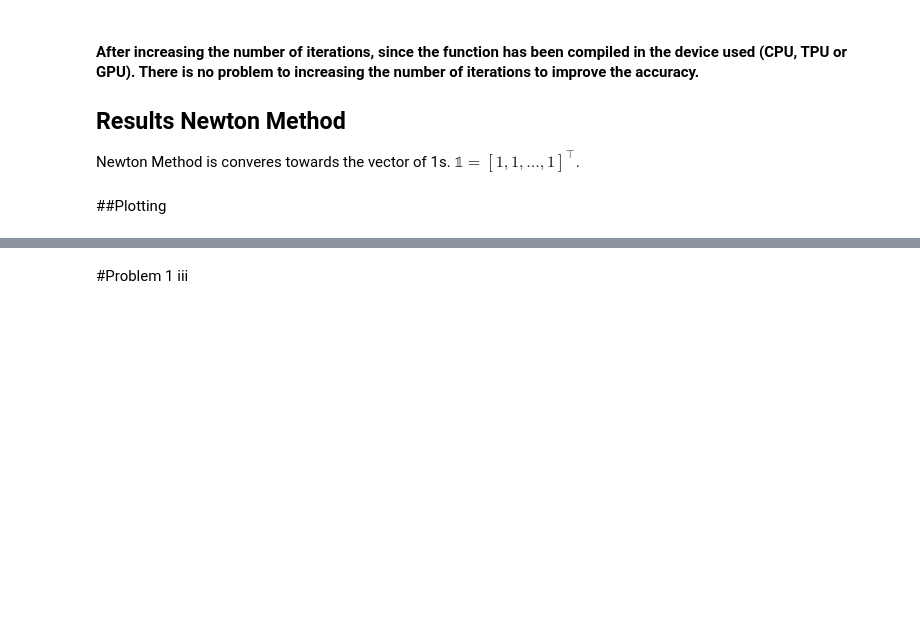
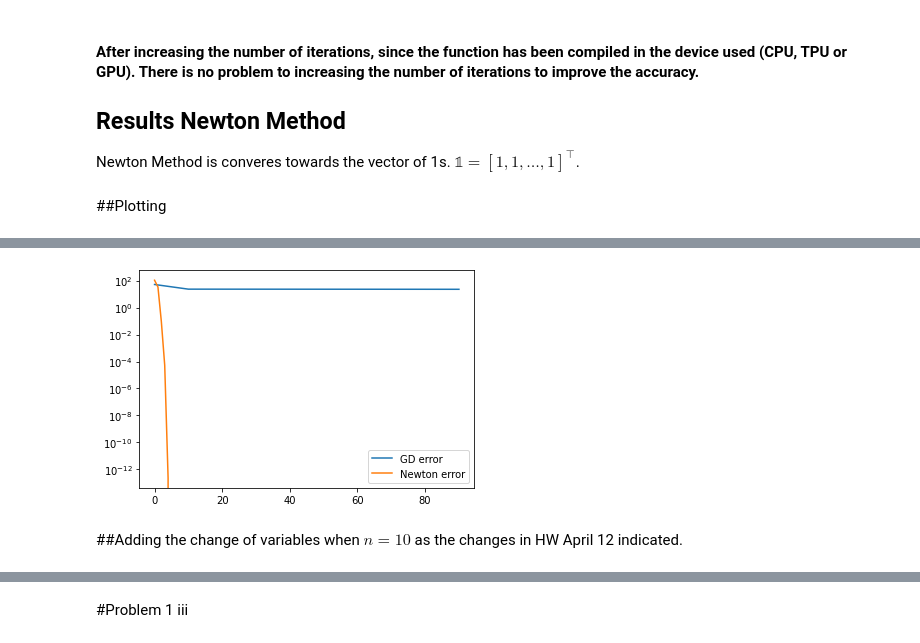
Before and after one commit to JALB-epsilon/CAAM554_Codes, a Jupyter notebook: HW8.ipynb, the cells around one changed output, grey strips where cells are left out. Saved outputs shown, nothing was run; the diff lists cells and outputs as text; code cells hidden in the pictures; blank space fills up the shorter version.

```diff
--- a/HW8.ipynb
+++ b/HW8.ipynb
@@ -306,0 +320,9 @@ axs[1, 1].set_yscale('log')
+# %%
+plt.plot(iter_gd, val_x_gd)
+plt.plot(iter_newton, val_x_newton)
+plt.yscale('log')
+plt.legend(["GD error", "Newton error"]);
+# %% [output]
+[figure, added]
+# %% [markdown]
+##Adding the change of variables when $n=10$ as the changes in HW April 12 indicated.
```
Also changed, not shown: parts of 38 cells of this notebook.
